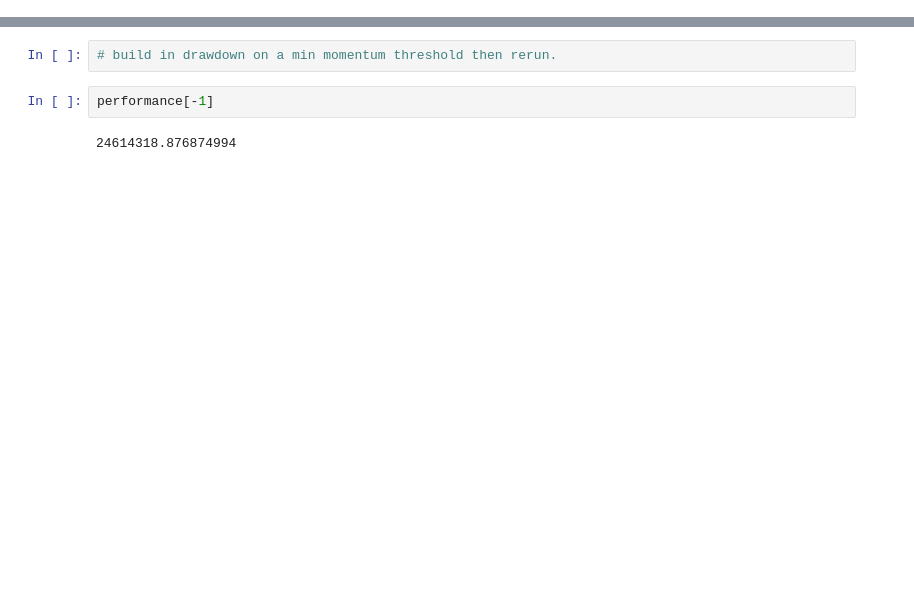
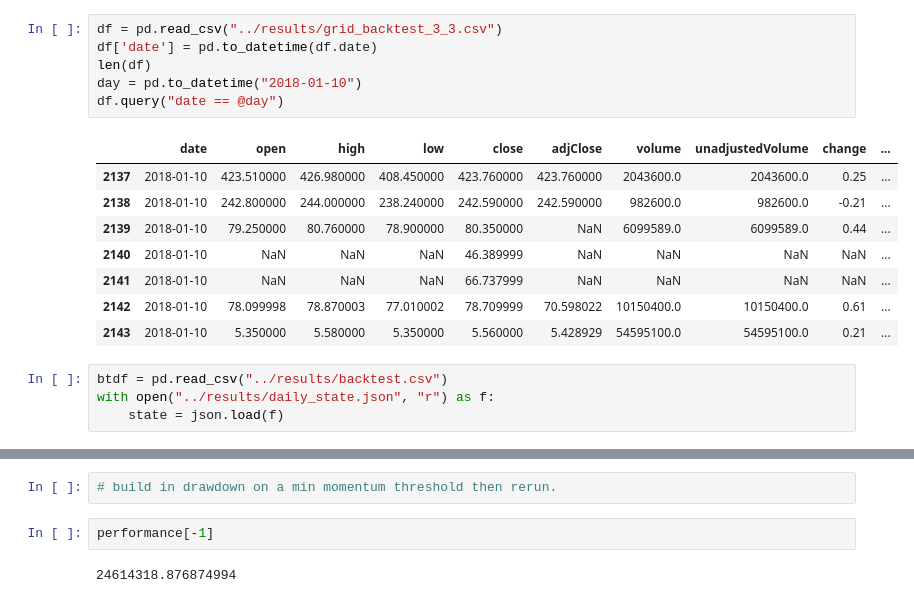
Before and after one commit to pdoyle5000/simple_backtester, a Jupyter notebook: notebooks/PerformanceAnalysis.ipynb, the cells around one changed output, grey strips where cells are left out. Saved outputs shown, nothing was run; the diff lists cells and outputs as text; blank space fills up the shorter version.

```diff
--- a/notebooks/PerformanceAnalysis.ipynb
+++ b/notebooks/PerformanceAnalysis.ipynb
@@ -16,0 +63,19 @@ btdf.momentum.max()
+# %%
+df = pd.read_csv("../results/grid_backtest_3_3.csv")
+df['date'] = pd.to_datetime(df.date)
+len(df)
+day = pd.to_datetime("2018-01-10")
+df.query("date == @day")
+# %% [output]
+|  | date | open | high | low | close | adjClose | volume | unadjustedVolume | change | ... |
+| 2137 | 2018-01-10 | 423.510000 | 426.980000 | 408.450000 | 423.760000 | 423.760000 | 2043600.0 | 2043600.0 | 0.25 | ... |
+| 2138 | 2018-01-10 | 242.800000 | 244.000000 | 238.240000 | 242.590000 | 242.590000 | 982600.0 | 982600.0 | -0.21 | ... |
+| 2139 | 2018-01-10 | 79.250000 | 80.760000 | 78.900000 | 80.350000 | NaN | 6099589.0 | 6099589.0 | 0.44 | ... |
+| 2140 | 2018-01-10 | NaN | NaN | NaN | 46.389999 | NaN | NaN | NaN | NaN | ... |
+| 2141 | 2018-01-10 | NaN | NaN | NaN | 66.737999 | NaN | NaN | NaN | NaN | ... |
+| 2142 | 2018-01-10 | 78.099998 | 78.870003 | 77.010002 | 78.709999 | 70.598022 | 10150400.0 | 10150400.0 | 0.61 | ... |
+| 2143 | 2018-01-10 | 5.350000 | 5.580000 | 5.350000 | 5.560000 | 5.428929 | 54595100.0 | 54595100.0 | 0.21 | ... |
+# %%
+btdf = pd.read_csv("../results/backtest.csv")
+with open("../results/daily_state.json", "r") as f:
+    state = json.load(f)
```
Also changed, not shown: parts of 19 cells of this notebook, 5 other files.
